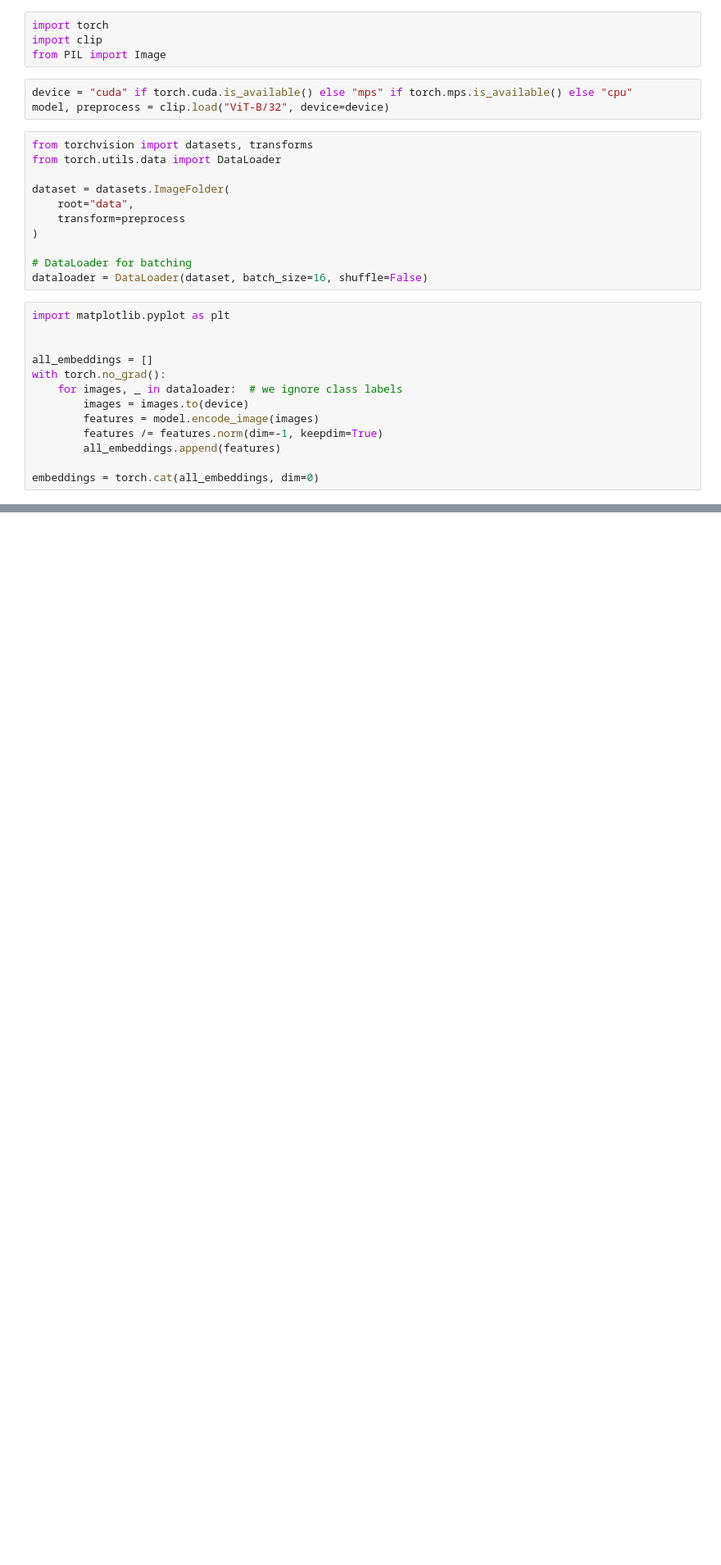
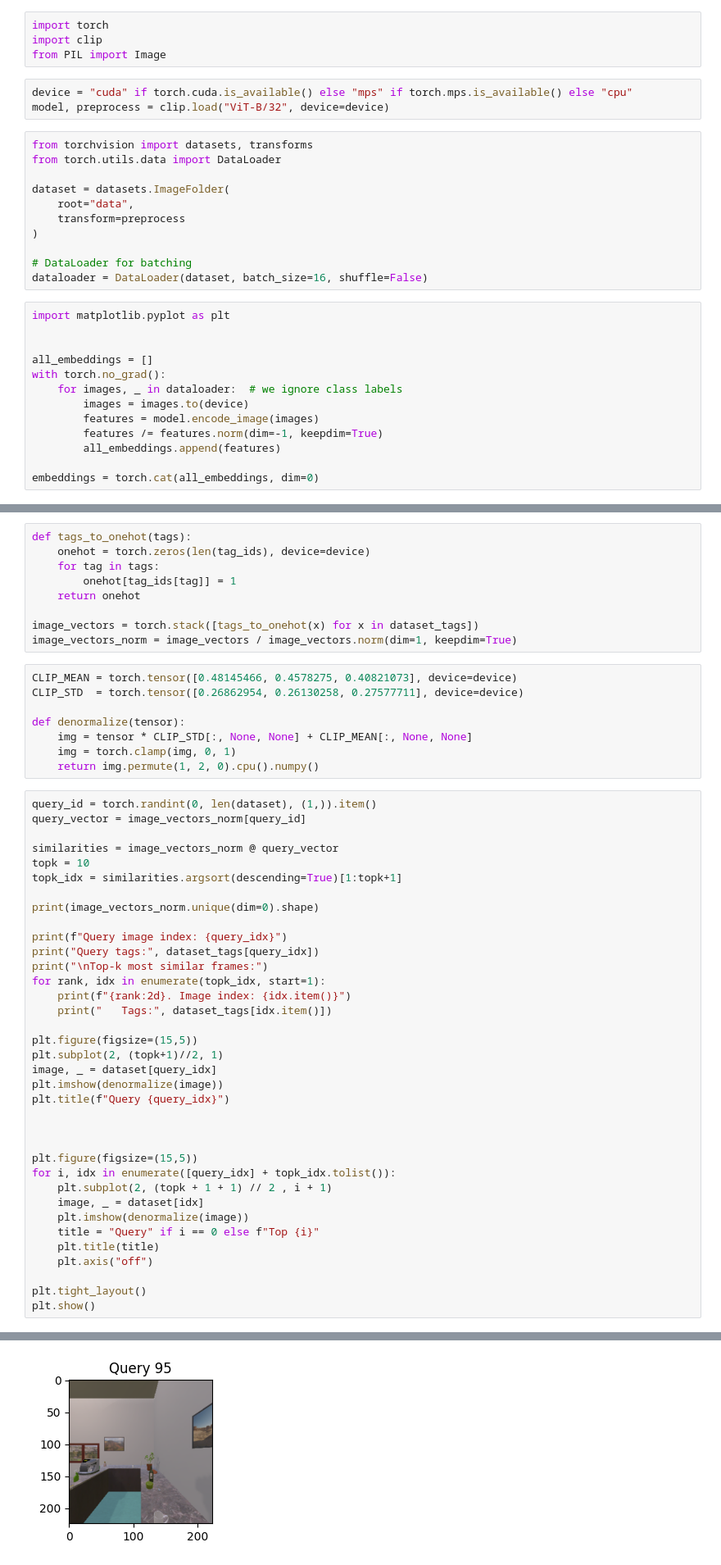
Before and after one commit to viriyadhika/NavAssistant, a Jupyter notebook: Exploration/embedding.ipynb, the cells around one changed output, grey strips where cells are left out. Shown at 82% size. Saved outputs shown, nothing was run; the diff lists cells and outputs as text; blank space fills up the shorter version.

```diff
--- a/Exploration/embedding.ipynb
+++ b/Exploration/embedding.ipynb
@@ -70,0 +145,54 @@ plt.show()
+# %%
+def tags_to_onehot(tags):
+    onehot = torch.zeros(len(tag_ids), device=device)
+    for tag in tags:
+        onehot[tag_ids[tag]] = 1
+    return onehot
+
+image_vectors = torch.stack([tags_to_onehot(x) for x in dataset_tags])
+image_vectors_norm = image_vectors / image_vectors.norm(dim=1, keepdim=True)
+# %%
+CLIP_MEAN = torch.tensor([0.48145466, 0.4578275, 0.40821073], device=device)
+CLIP_STD  = torch.tensor([0.26862954, 0.26130258, 0.27577711], device=device)
+
+def denormalize(tensor):
+    img = tensor * CLIP_STD[:, None, None] + CLIP_MEAN[:, None, None]
+    img = torch.clamp(img, 0, 1)
+    return img.permute(1, 2, 0).cpu().numpy()
+# %%
+query_id = torch.randint(0, len(dataset), (1,)).item()
+query_vector = image_vectors_norm[query_id]
+
+similarities = image_vectors_norm @ query_vector
+topk = 10
+topk_idx = similarities.argsort(descending=True)[1:topk+1]
+
+print(image_vectors_norm.unique(dim=0).shape)
+
+print(f"Query image index: {query_idx}")
+print("Query tags:", dataset_tags[query_idx])
+print("\nTop-k most similar frames:")
+for rank, idx in enumerate(topk_idx, start=1):
+    print(f"{rank:2d}. Image index: {idx.item()}")
+    print("   Tags:", dataset_tags[idx.item()])
+
+plt.figure(figsize=(15,5))
+plt.subplot(2, (topk+1)//2, 1)
+image, _ = dataset[query_idx]
+plt.imshow(denormalize(image))
+plt.title(f"Query {query_idx}")
+
+
+
+plt.figure(figsize=(15,5))
+for i, idx in enumerate([query_idx] + topk_idx.tolist()):
+    plt.subplot(2, (topk + 1 + 1) // 2 , i + 1)
+    image, _ = dataset[idx]
+    plt.imshow(denormalize(image))
+    title = "Query" if i == 0 else f"Top {i}"
+    plt.title(title)
+    plt.axis("off")
+
+plt.tight_layout()
+plt.show()
+# %% [output]
@@ -70,0 +216 @@ plt.show()
+[figure, added]
```
Also changed, not shown: parts of 5 cells of this notebook.
